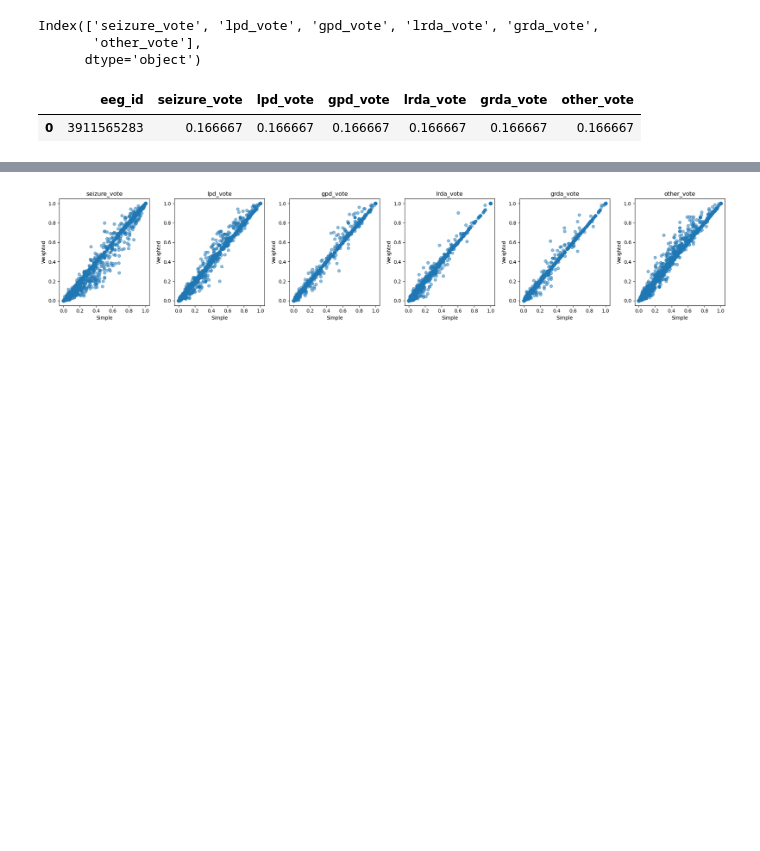
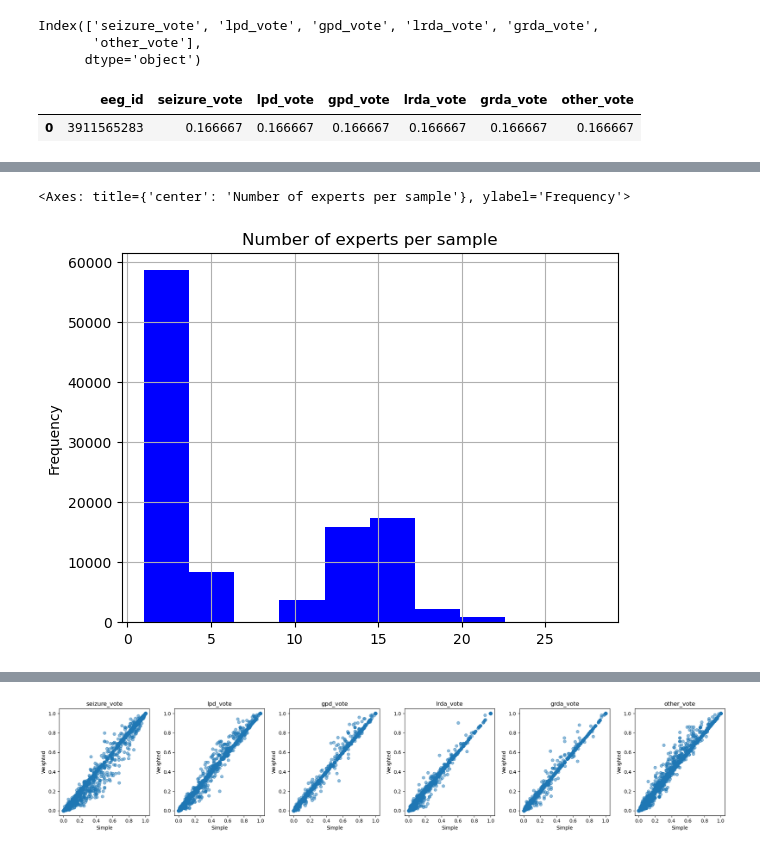
Before and after one commit to AzimuthLI/kaggle_hms, a Jupyter notebook: notebooks/EDA.ipynb, the cells around one changed output, grey strips where cells are left out. Cells and saved outputs as stored; diff of their text form; code cells hidden in the pictures; blank space fills up the shorter version.

```diff
--- a/notebooks/EDA.ipynb
+++ b/notebooks/EDA.ipynb
@@ -72,0 +74,6 @@ df_agrees
+# %%
+n_experts = train_df[targets].sum(axis=1)
+n_experts.plot(kind='hist', title='Number of experts per sample', bins=10, color='blue', grid=True)
+# %% [output]
+<Axes: title={'center': 'Number of experts per sample'}, ylabel='Frequency'>
+[figure, added]
```
Also changed, not shown: parts of 15 cells of this notebook, 2 other files.
